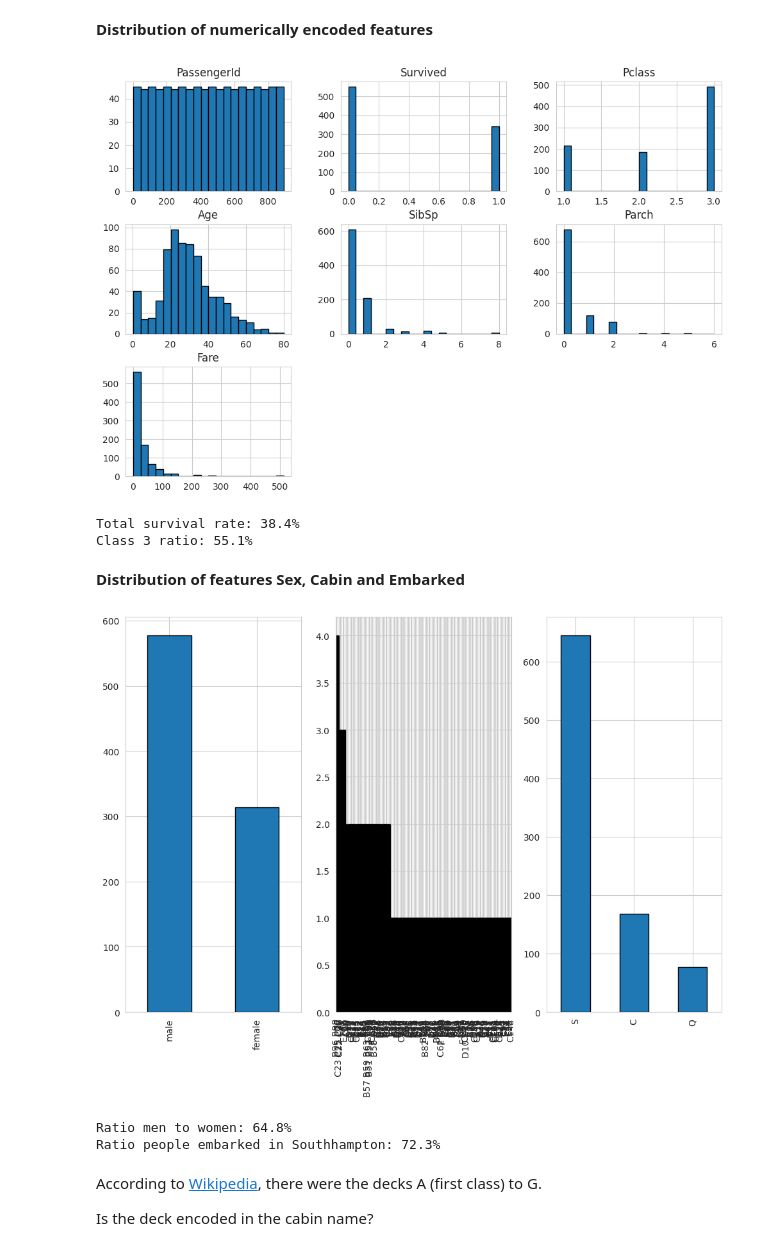
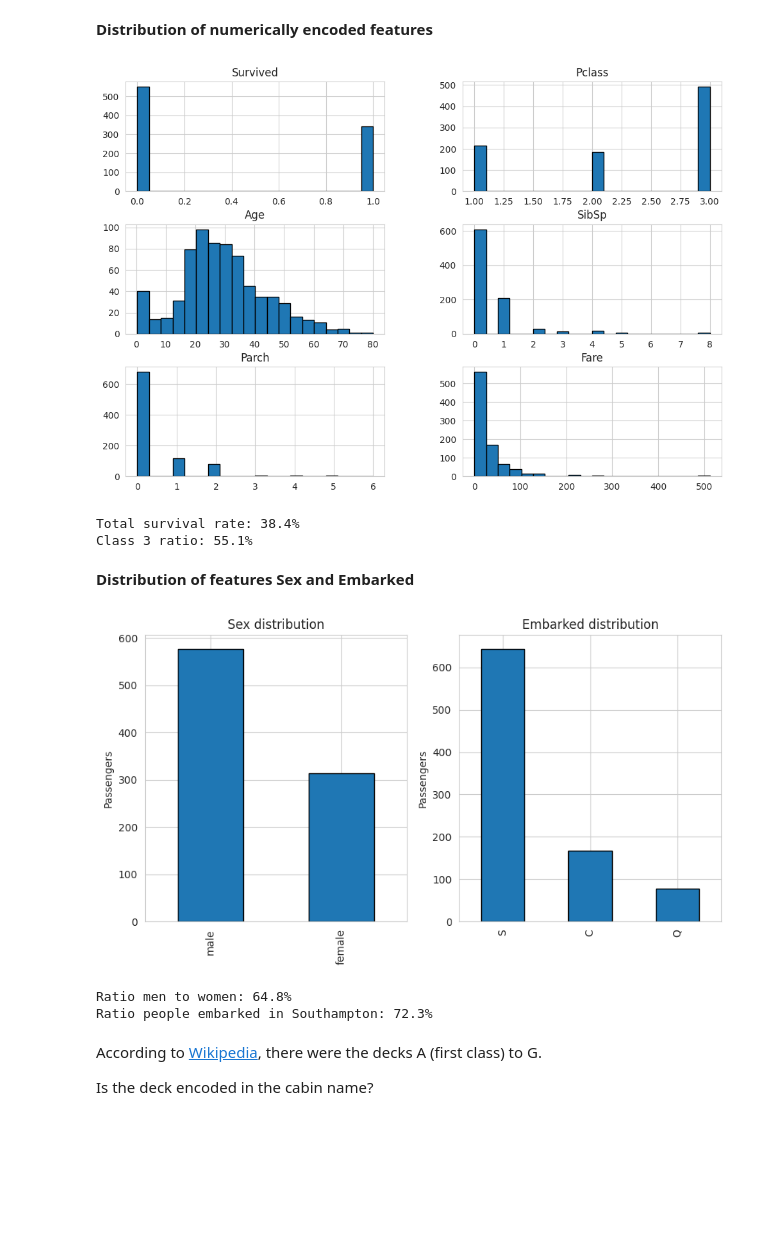
Before and after one commit to ManuelGehl/Titanic-Data-Analysis, a Jupyter notebook: titanic_data_exploration.ipynb, the cells around one changed output. Saved outputs shown, nothing was run; the diff lists cells and outputs as text; code cells hidden in the pictures; blank space fills up the shorter version.

```diff
--- a/titanic_data_exploration.ipynb
+++ b/titanic_data_exploration.ipynb
@@ -53,13 +55,16 @@ There are missing values in:
+# %%
+# Drop passenger ID
+train_dataset.drop("PassengerId", axis=1, inplace=True)
 # %% [markdown]
 ## Check the distribution of features
 # %% [markdown]
 **Distribution of numerically encoded features**
 # %%
 # Check distributions of numerically encoded features
-train_dataset.hist(bins=20, figsize=(12, 8), edgecolor='k')
+train_dataset.hist(bins=20, figsize=(12, 8), edgecolor="k")
 plt.show()
 # %% [output]
-[figure, old version]
+[figure, new version]
 # %%
 # Calculate total_survival_rate
 non_survivors = len(train_dataset[train_dataset["Survived"] == 1])
@@ -75,16 +80,22 @@ print(f"Class 3 ratio: {class_3_ratio:.1f}%")
 Total survival rate: 38.4%
 Class 3 ratio: 55.1%
 # %% [markdown]
-**Distribution of features Sex, Cabin and Embarked**
+**Distribution of features Sex and Embarked**
 # %%
-# Check distribution of categorical features sex, cabin, embarked
-cat_features = ["Sex", "Cabin", "Embarked"]
-fix, axes = plt.subplots(1, 3, figsize=(12, 8))
-for i in range(3):
-    train_dataset[cat_features[i]].value_counts().plot(kind='bar', ax=axes[i],
+# Check distribution of categorical features sex, embarked
+cat_features = ["Sex", "Embarked"]
+fix, axes = plt.subplots(1, 2, figsize=(10,5))
+
+for i in range(2):
+    train_dataset[cat_features[i]].value_counts().plot(kind="bar", ax=axes[i],
                                                        edgecolor="k")
+    axes[i].set_ylabel("Passengers")
+
+axes[0].set_title("Sex distribution")
+axes[1].set_title("Embarked distribution")
+plt.show()
 # %% [output]
-[figure, old version]
+[figure, new version]
 # %%
 # Calculate ratio of men to women
 count_men = len(train_dataset[train_dataset["Sex"] == "male"])
@@ -97,7 +108,7 @@ ratio_southampton = 100 * count_southampton / total_passengers
 print(f"Ratio people embarked in Southampton: {ratio_southampton:.1f}%")
 # %% [output]
 Ratio men to women: 64.8%
-Ratio people embarked in Southhampton: 72.3%
+Ratio people embarked in Southampton: 72.3%
 # %% [markdown]
 According to [Wikipedia](https://en.wikipedia.org/wiki/Titanic#Dimensions_and_layout), there were the decks A (first class) to G.
 
```
Also changed, not shown: parts of 17 cells of this notebook.
